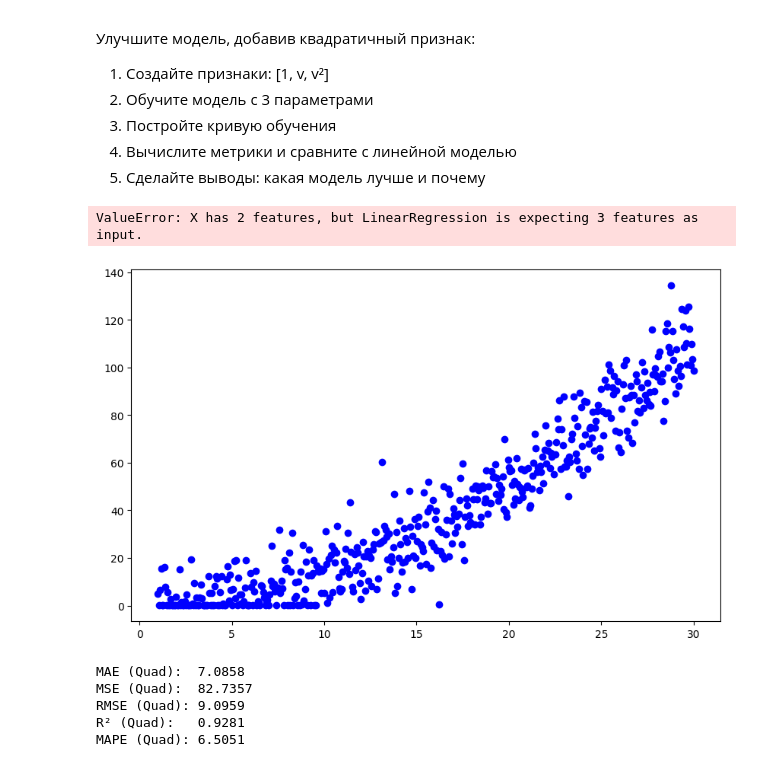
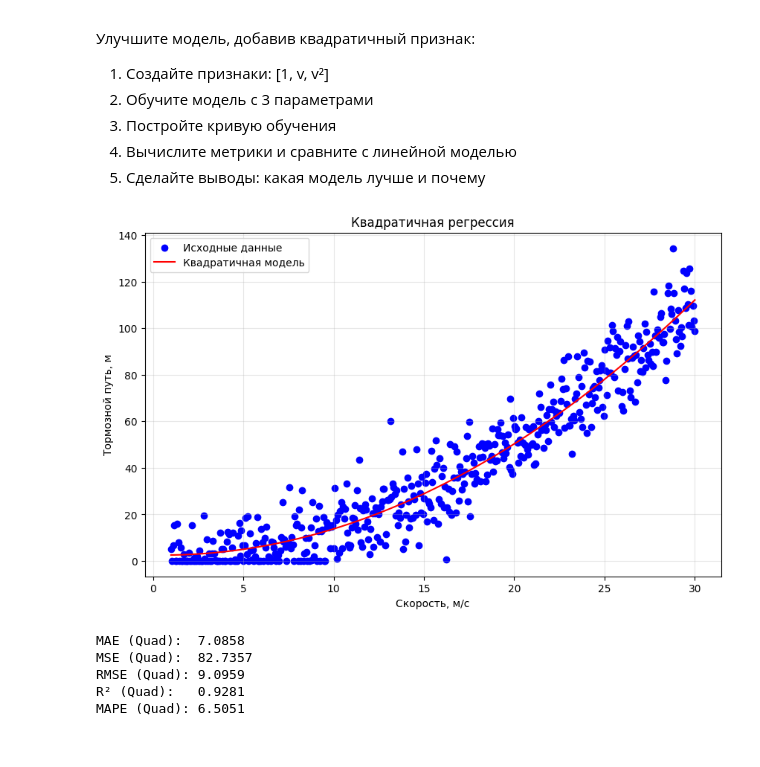
Before and after one commit to NikitaR041/Programming-at-SUSU, a Jupyter notebook: MachineLearning/Laboratories/lab2/main1.ipynb, the cells around one changed output. Drawn from its saved outputs; the diff is of its cells as text; code cells hidden in the pictures.

```diff
--- a/MachineLearning/Laboratories/lab2/main1.ipynb
+++ b/MachineLearning/Laboratories/lab2/main1.ipynb
@@ -258,32 +258,31 @@ MAPE: 10.513215979791582
 # %%
 #Создание признаков
 v2 = v**2
 duo_X = np.column_stack([np.ones(len(v)), v, v2])
 
 model = LinearRegression()
 model.fit(duo_X, s)
 # Предсказания
 y_pred_quad = model.predict(duo_X)
 
 plt.figure(figsize=(10,6))
 plt.scatter(v, s, color='blue', label='Исходные данные')
 
 # Для красивой линии — сортируем точки по v
 v_range = np.linspace(v.min(), v.max(), 200).reshape(-1, 1)
 v2_range = v_range ** 2
-X_range_quad = np.hstack([v_range, v2_range])
+X_range_quad = np.column_stack([np.ones(len(v_range)), v_range, v2_range])
 y_range_pred = model.predict(X_range_quad)
 
 plt.plot(v_range, y_range_pred, color='red', label='Квадратичная модель')
 plt.xlabel('Скорость, м/с')
 plt.ylabel('Тормозной путь, м')
 plt.legend()
 plt.title('Квадратичная регрессия')
 plt.grid(True, alpha = 0.3)
 plt.show()
 # %% [output]
-ValueError: X has 2 features, but LinearRegression is expecting 3 features as input.
-[figure, old version]
+[figure, new version]
 # %%
 mse_quad = mean_squared_error(s, y_pred_quad)
 mae_quad = mean_absolute_error(s, y_pred_quad)
```
Also changed, not shown: parts of 1 cell of this notebook.
